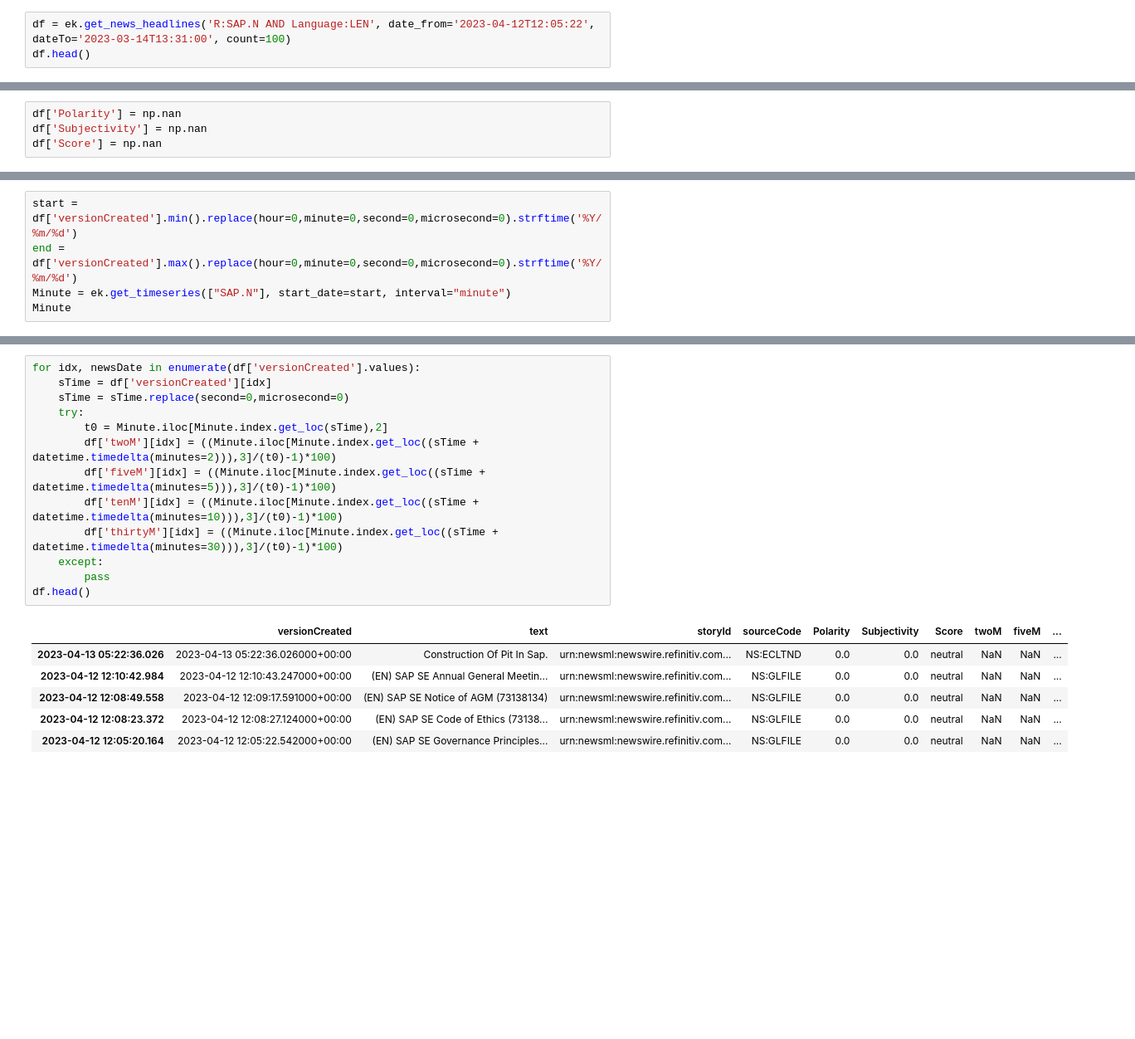
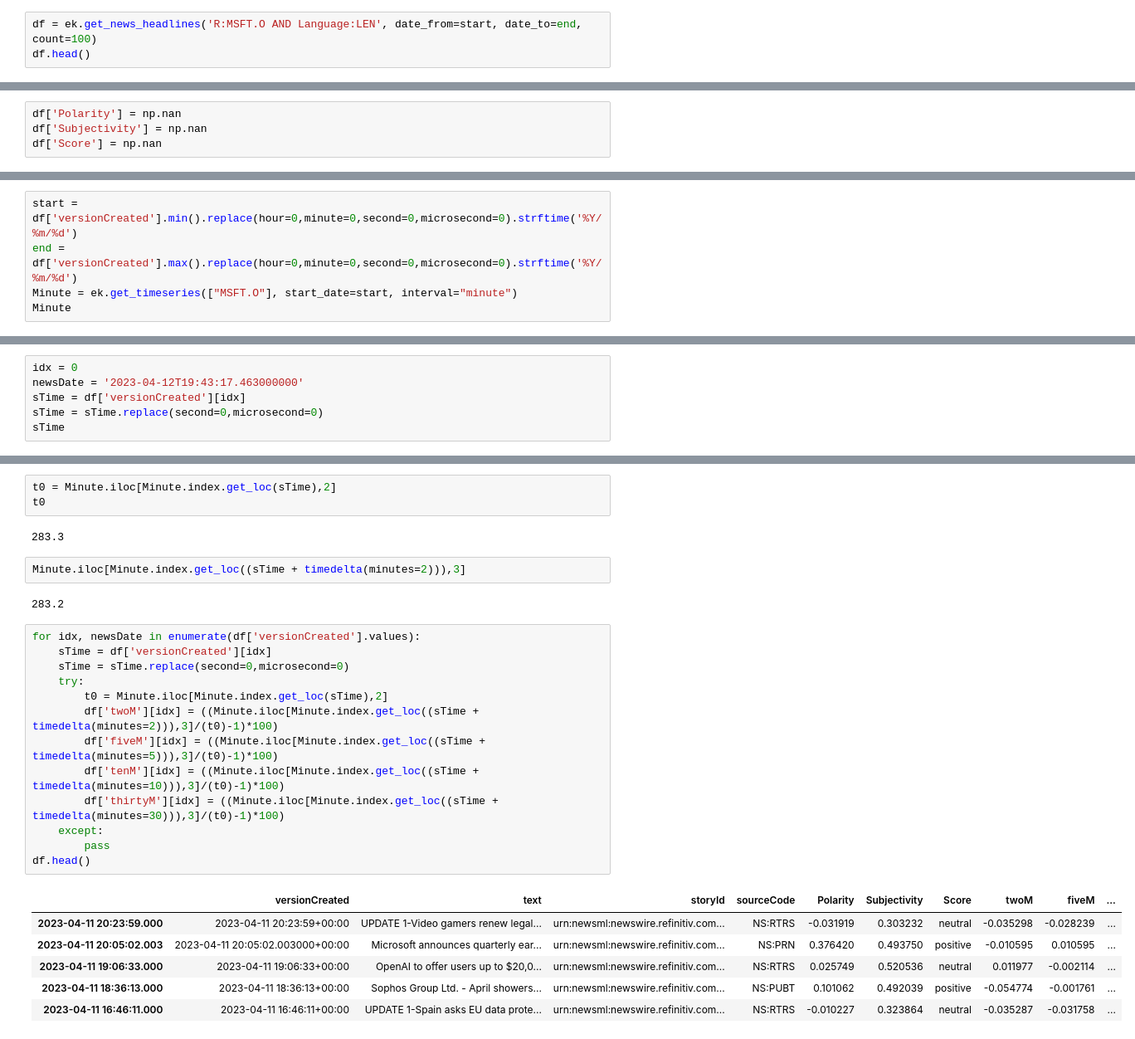
Before and after one commit to neftalivldz/tec-finanzas-2023, a Jupyter notebook: 09_Sentiment.ipynb, the cells around one changed output, grey strips where cells are left out. Shown at 83% size. Drawn from its saved outputs; the diff is of its cells as text; blank space fills up the shorter version.

```diff
--- a/09_Sentiment.ipynb
+++ b/09_Sentiment.ipynb
@@ -39,4 +39,4 @@ print(start, end)
 # %%
-df = ek.get_news_headlines('R:SAP.N AND Language:LEN', date_from='2023-04-12T12:05:22', dateTo='2023-03-14T13:31:00', count=100)
+df = ek.get_news_headlines('R:MSFT.O AND Language:LEN', date_from=start, date_to=end, count=100)
 df.head()
 # %% [output]
@@ -71,6 +76,6 @@ df.head()
 # %%
 start = df['versionCreated'].min().replace(hour=0,minute=0,second=0,microsecond=0).strftime('%Y/%m/%d')
 end = df['versionCreated'].max().replace(hour=0,minute=0,second=0,microsecond=0).strftime('%Y/%m/%d')
-Minute = ek.get_timeseries(["SAP.N"], start_date=start, interval="minute")
+Minute = ek.get_timeseries(["MSFT.O"], start_date=start, interval="minute")
 Minute
 # %% [output]
@@ -109,0 +136,6 @@ df.tail()
+# %%
+idx = 0
+newsDate = '2023-04-12T19:43:17.463000000'
+sTime = df['versionCreated'][idx]
+sTime = sTime.replace(second=0,microsecond=0)
+sTime
@@ -110,23 +144,32 @@ df.tail()
+# %%
+t0 = Minute.iloc[Minute.index.get_loc(sTime),2]
+t0
+# %% [output]
+283.3
+# %%
+Minute.iloc[Minute.index.get_loc((sTime + timedelta(minutes=2))),3]
+# %% [output]
+283.2
 # %%
 for idx, newsDate in enumerate(df['versionCreated'].values):
     sTime = df['versionCreated'][idx]
     sTime = sTime.replace(second=0,microsecond=0)
     try:
         t0 = Minute.iloc[Minute.index.get_loc(sTime),2]
-        df['twoM'][idx] = ((Minute.iloc[Minute.index.get_loc((sTime + datetime.timedelta(minutes=2))),3]/(t0)-1)*100)
-        df['fiveM'][idx] = ((Minute.iloc[Minute.index.get_loc((sTime + datetime.timedelta(minutes=5))),3]/(t0)-1)*100)
-        df['tenM'][idx] = ((Minute.iloc[Minute.index.get_loc((sTime + datetime.timedelta(minutes=10))),3]/(t0)-1)*100)
-        df['thirtyM'][idx] = ((Minute.iloc[Minute.index.get_loc((sTime + datetime.timedelta(minutes=30))),3]/(t0)-1)*100)
+        df['twoM'][idx] = ((Minute.iloc[Minute.index.get_loc((sTime + timedelta(minutes=2))),3]/(t0)-1)*100)
+        df['fiveM'][idx] = ((Minute.iloc[Minute.index.get_loc((sTime + timedelta(minutes=5))),3]/(t0)-1)*100)
+        df['tenM'][idx] = ((Minute.iloc[Minute.index.get_loc((sTime + timedelta(minutes=10))),3]/(t0)-1)*100)
+        df['thirtyM'][idx] = ((Minute.iloc[Minute.index.get_loc((sTime + timedelta(minutes=30))),3]/(t0)-1)*100)
     except:
         pass
 df.head()
 # %% [output]
 |  | versionCreated | text | storyId | sourceCode | Polarity | Subjectivity | Score | twoM | fiveM | ... |
-| 2023-04-13 05:22:36.026 | 2023-04-13 05:22:36.026000+00:00 | Construction Of Pit In Sap. | urn:newsml:newswire.refinitiv.com... | NS:ECLTND | 0.0 | 0.0 | neutral | NaN | NaN | ... |
-| 2023-04-12 12:10:42.984 | 2023-04-12 12:10:43.247000+00:00 | (EN) SAP SE Annual General Meetin... | urn:newsml:newswire.refinitiv.com... | NS:GLFILE | 0.0 | 0.0 | neutral | NaN | NaN | ... |
-| 2023-04-12 12:08:49.558 | 2023-04-12 12:09:17.591000+00:00 | (EN) SAP SE Notice of AGM (73138134) | urn:newsml:newswire.refinitiv.com... | NS:GLFILE | 0.0 | 0.0 | neutral | NaN | NaN | ... |
-| 2023-04-12 12:08:23.372 | 2023-04-12 12:08:27.124000+00:00 | (EN) SAP SE Code of Ethics (73138... | urn:newsml:newswire.refinitiv.com... | NS:GLFILE | 0.0 | 0.0 | neutral | NaN | NaN | ... |
-| 2023-04-12 12:05:20.164 | 2023-04-12 12:05:22.542000+00:00 | (EN) SAP SE Governance Principles... | urn:newsml:newswire.refinitiv.com... | NS:GLFILE | 0.0 | 0.0 | neutral | NaN | NaN | ... |
+| 2023-04-11 20:23:59.000 | 2023-04-11 20:23:59+00:00 | UPDATE 1-Video gamers renew legal... | urn:newsml:newswire.refinitiv.com... | NS:RTRS | -0.031919 | 0.303232 | neutral | -0.035298 | -0.028239 | ... |
+| 2023-04-11 20:05:02.003 | 2023-04-11 20:05:02.003000+00:00 | Microsoft announces quarterly ear... | urn:newsml:newswire.refinitiv.com... | NS:PRN | 0.376420 | 0.493750 | positive | -0.010595 | 0.010595 | ... |
+| 2023-04-11 19:06:33.000 | 2023-04-11 19:06:33+00:00 | OpenAI to offer users up to $20,0... | urn:newsml:newswire.refinitiv.com... | NS:RTRS | 0.025749 | 0.520536 | neutral | 0.011977 | -0.002114 | ... |
+| 2023-04-11 18:36:13.000 | 2023-04-11 18:36:13+00:00 | Sophos Group Ltd. - April showers... | urn:newsml:newswire.refinitiv.com... | NS:PUBT | 0.101062 | 0.492039 | positive | -0.054774 | -0.001761 | ... |
+| 2023-04-11 16:46:11.000 | 2023-04-11 16:46:11+00:00 | UPDATE 1-Spain asks EU data prote... | urn:newsml:newswire.refinitiv.com... | NS:RTRS | -0.010227 | 0.323864 | neutral | -0.035287 | -0.031758 | ... |
 # %%
 grouped = df.groupby(['Score']).mean()
 grouped
```
Also changed, not shown: parts of 9 cells of this notebook, 6 other files.
